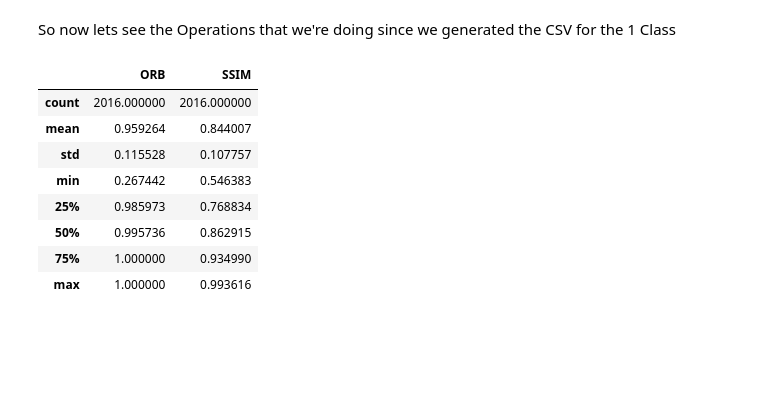
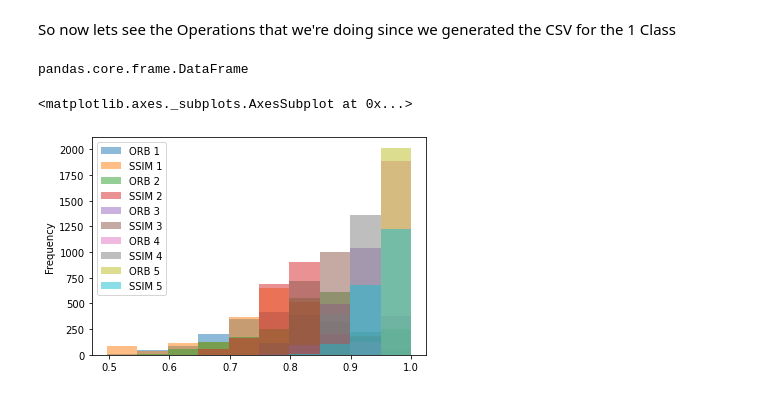
Before and after one commit to arnavd2001/iiitb_cnn, a Jupyter notebook: csvvisn.ipynb, the cells around one changed output. Saved outputs shown, nothing was run; the diff lists cells and outputs as text; code cells hidden in the pictures; blank space fills up the shorter version.

```diff
--- a/csvvisn.ipynb
+++ b/csvvisn.ipynb
@@ -37,12 +19,11 @@ v53 = data5['SSIM'].tolist()
-# %%
-data1.describe()
-# %% [output]
-|  | ORB | SSIM |
-| count | 2016.000000 | 2016.000000 |
-| mean | 0.959264 | 0.844007 |
-| std | 0.115528 | 0.107757 |
-| min | 0.267442 | 0.546383 |
-| 25% | 0.985973 | 0.768834 |
-| 50% | 0.995736 | 0.862915 |
-| 75% | 1.000000 | 0.934990 |
-| max | 1.000000 | 0.993616 |
+# %%
+df = pd.read_csv('/content/iiitb_cnn/Image Similarity Values/img1_orbssim.csv')
+# %%
+type(df)
+# %% [output]
+pandas.core.frame.DataFrame
+# %%
+df.plot.hist(alpha = 0.5)
+# %% [output]
+<matplotlib.axes._subplots.AxesSubplot at 0x...>
+[figure, added]
```
Also changed, not shown: parts of 21 cells of this notebook.
